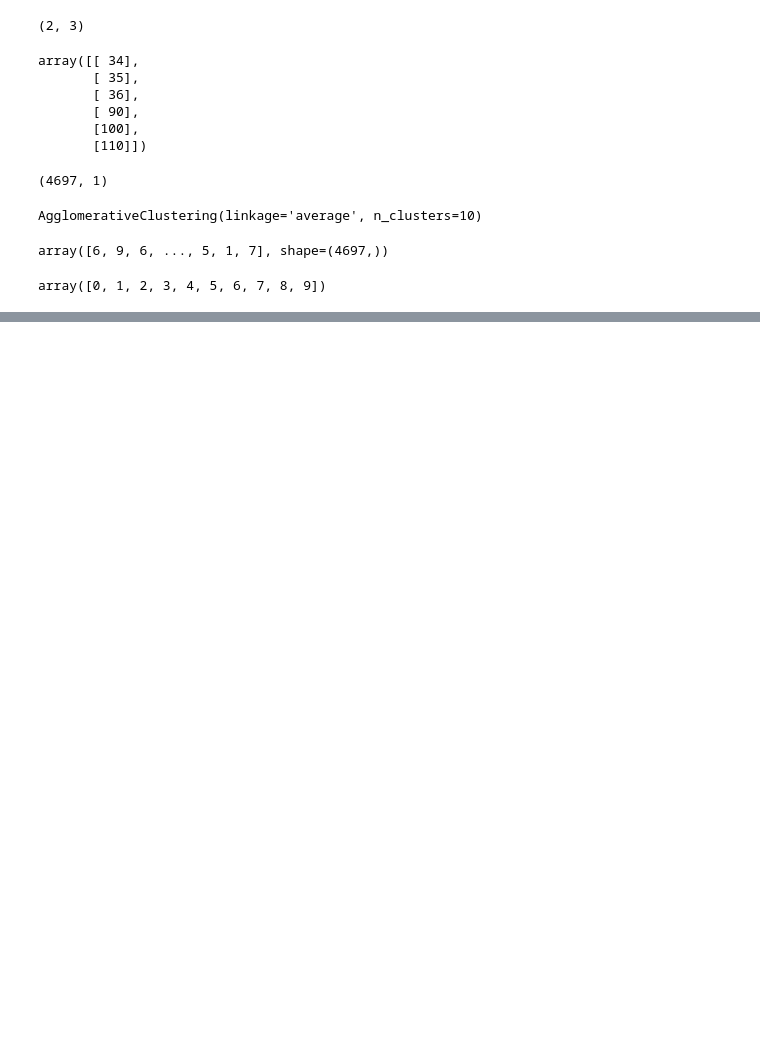
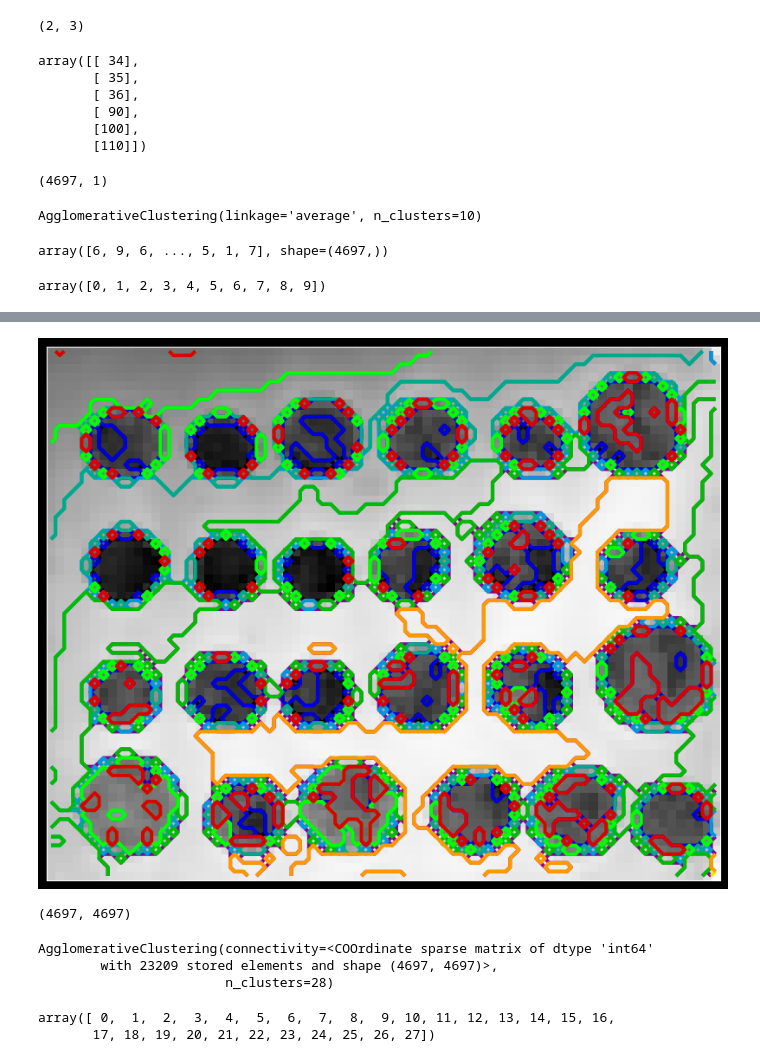
Before and after one commit to Kinetics20/Python_practice_sessions_05, a Jupyter notebook: data_science/agglomerative_clustering.ipynb, the cells around one changed output, grey strips where cells are left out. Saved outputs shown, nothing was run; the diff lists cells and outputs as text; code cells hidden in the pictures; blank space fills up the shorter version.

Commit message:
coins agglomerative clustering

```diff
--- a/data_science/agglomerative_clustering.ipynb
+++ b/data_science/agglomerative_clustering.ipynb
@@ -42,7 +43,7 @@ plt.show()
 # %% [output]
 [figure]
 # %%
-rescaled_coins = rescale(smooth_coins, scale=0.2, anti_aliasing=True, mode='reflect')
+rescale_coins = rescale(smooth_coins, scale=0.2, anti_aliasing=True, mode='reflect')
 # %%
 fig, ax = plt.subplots()
 
@@ -77,7 +78,7 @@ array([[ 34],
        [100],
        [110]])
 # %%
-X = np.reshape(rescaled_coins, (-1, 1))
+X = np.reshape(rescale_coins, (-1, 1))
 # %%
 X.shape
 # %% [output]
@@ -96,3 +97,6 @@ unique_labels = np.unique(model.labels_)
 unique_labels
 # %% [output]
 array([0, 1, 2, 3, 4, 5, 6, 7, 8, 9])
+# %%
+labels = np.reshape(model.labels_, rescale_coins.shape)
+labels
@@ -98,0 +111,14 @@ array([0, 1, 2, 3, 4, 5, 6, 7, 8, 9])
+# %%
+fig, ax = plt.subplots(figsize=(12, 8))
+
+ax.imshow(rescale_coins, cmap='Greys')
+for l in unique_labels:
+    ax.contour(labels == l, colors=[plt.cm.nipy_spectral(l/float(n_clusters))], linewidths=3)
+
+ax.set_xticks([])
+ax.set_yticks([])
+
+
+plt.show()
+# %% [output]
+[figure, added]
@@ -98,0 +127,4 @@ array([0, 1, 2, 3, 4, 5, 6, 7, 8, 9])
+# %%
+connectivity.shape
+# %% [output]
+(4697, 4697)
@@ -98,0 +133,7 @@ array([0, 1, 2, 3, 4, 5, 6, 7, 8, 9])
+# %%
+model = AgglomerativeClustering(n_clusters=n_clusters, linkage='ward', connectivity=connectivity)
+model.fit(X)
+# %% [output]
+AgglomerativeClustering(connectivity=<COOrdinate sparse matrix of dtype 'int64'
+        with 23209 stored elements and shape (4697, 4697)>,
+                        n_clusters=28)
@@ -98,0 +142,6 @@ array([0, 1, 2, 3, 4, 5, 6, 7, 8, 9])
+# %%
+unique_labels = np.unique(labels)
+unique_labels
+# %% [output]
+array([ 0,  1,  2,  3,  4,  5,  6,  7,  8,  9, 10, 11, 12, 13, 14, 15, 16,
+       17, 18, 19, 20, 21, 22, 23, 24, 25, 26, 27])
```
Also changed, not shown: parts of 8 cells of this notebook.
